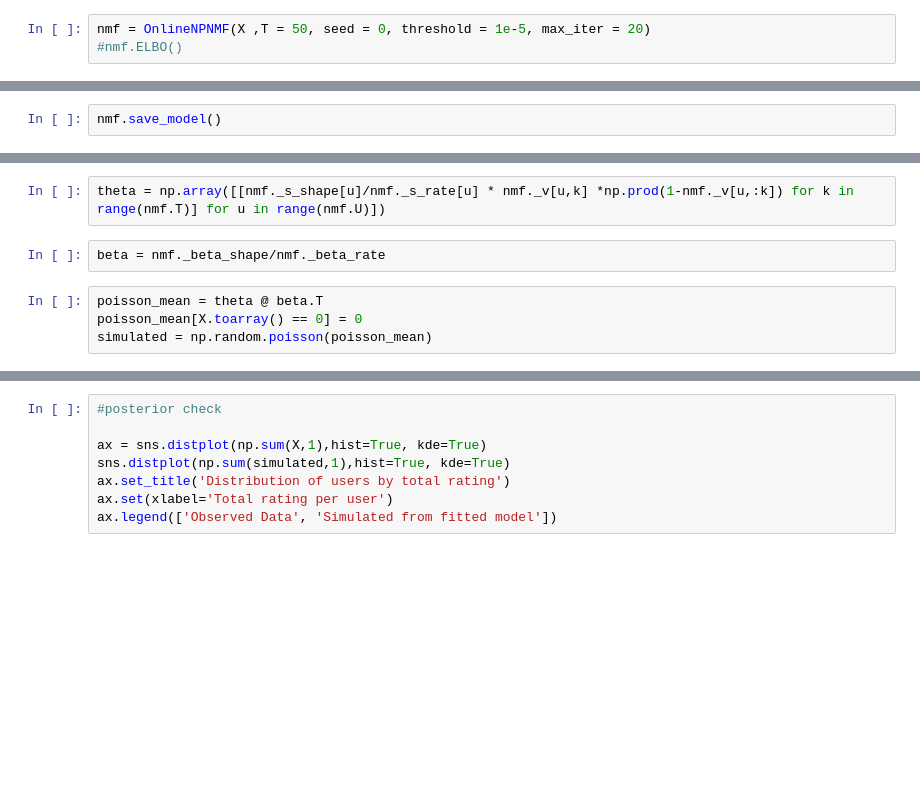
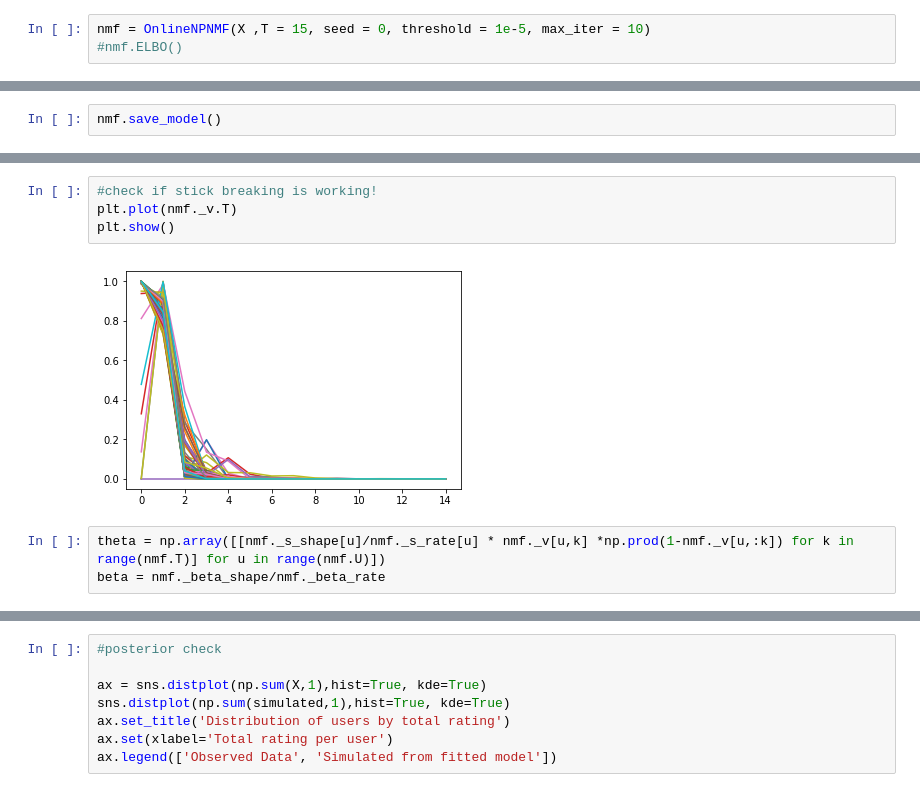
Before and after one commit to kn27/BNPF, a Jupyter notebook: Nonparametric-Online.ipynb, the cells around one changed output, grey strips where cells are left out. Drawn from its saved outputs; the diff is of its cells as text; blank space fills up the shorter version.

```diff
--- a/Nonparametric-Online.ipynb
+++ b/Nonparametric-Online.ipynb
@@ -34,5 +96,5 @@ X = scipy.sparse.csr_matrix(X)
 # %%
-nmf = OnlineNPNMF(X ,T = 50, seed = 0, threshold = 1e-5, max_iter = 20)
+nmf = OnlineNPNMF(X ,T = 15, seed = 0, threshold = 1e-5, max_iter = 10)
 #nmf.ELBO()
 # %% [output]
 Using fixed seed 0
@@ -72,8 +133,9 @@ plt.show()
+# %%
+#check if stick breaking is working!
+plt.plot(nmf._v.T)
+plt.show()
+# %% [output]
+[figure, added]
 # %%
 theta = np.array([[nmf._s_shape[u]/nmf._s_rate[u] * nmf._v[u,k] *np.prod(1-nmf._v[u,:k]) for k in range(nmf.T)] for u in range(nmf.U)])
+beta = nmf._beta_shape/nmf._beta_rate
-# %%
-beta = nmf._beta_shape/nmf._beta_rate
-# %%
-poisson_mean = theta @ beta.T
-poisson_mean[X.toarray() == 0] = 0
-simulated = np.random.poisson(poisson_mean)
```
Also changed, not shown: parts of 14 cells of this notebook, 2 other files.
